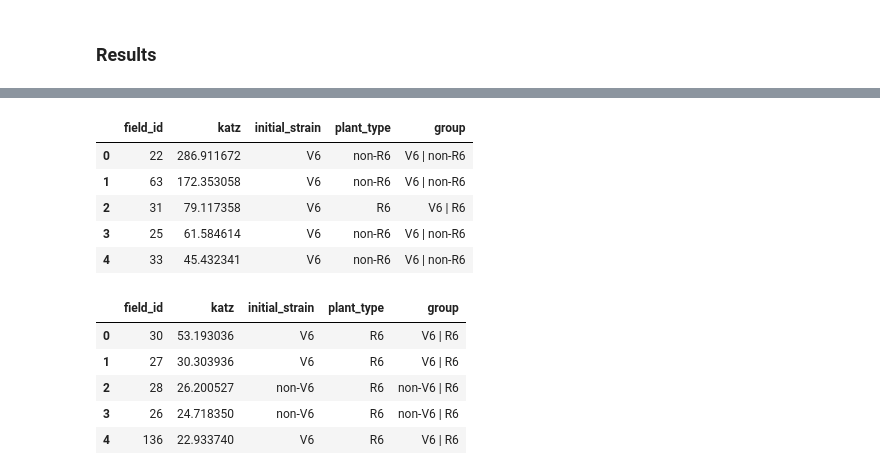
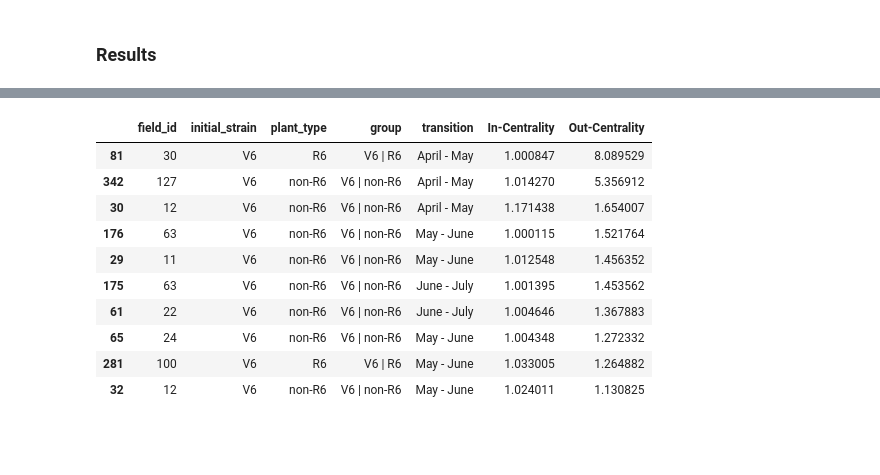
Before and after one commit to hawktre/CS_546_FinalProject, a Jupyter notebook: notebooks/4-network-analysis-finalproject.ipynb, the cells around one changed output, grey strips where cells are left out. Saved outputs shown, nothing was run; the diff lists cells and outputs as text; code cells hidden in the pictures; blank space fills up the shorter version.

```diff
--- a/notebooks/4-network-analysis-finalproject.ipynb
+++ b/notebooks/4-network-analysis-finalproject.ipynb
@@ -237,16 +237,0 @@ jun_jul_g: ig.Graph= build_graph(jun_jul, meta_2017)
-# %%
-non_R6 = meta_2017[meta_2017["plant_type"] == "non-R6"]["field_id"]
-R6 = meta_2017[meta_2017["plant_type"] == "R6"]["field_id"]
-non_V6 = meta_2017[meta_2017["initial_strain"] == "non-V6"]["field_id"]
-V6 = meta_2017[meta_2017["initial_strain"] == "V6"]["field_id"]
-
-labels = jun_jul.index
-
-# Compute out-strength (weighted out-degree) for each graph
-out_apr_may = np.array(apr_may_g.strength(mode = "out", weights="weight"))
-out_may_jun = np.array(may_jun_g.strength(mode = "out", weights="weight"))
-out_jun_jul = np.array(jun_jul_g.strength(mode = "out", weights="weight"))
-
-in_apr_may = np.array(apr_may_g.strength(mode = "in", weights="weight"))
-in_may_jun = np.array(may_jun_g.strength(mode = "in", weights="weight"))
-in_jun_jul = np.array(jun_jul_g.strength(mode = "in", weights="weight"))
@@ -284,21 +364,0 @@ def strength_distribution(graph: ig.Graph, name: str = "", bins = 20) -> list[di
-# %%
-deg_disributions = []
-to_plot = []
-graphs = [apr_may_g, may_jun_g, jun_jul_g]
-names = ["April - May", "May - June", "June - July"]
-for graph, name in zip(graphs, names):
-
-    deg_disributions += strength_distribution(graph, name=name)
-
-n = len(deg_disributions)
-deg_disributions_df = pd.DataFrame(deg_disributions)
-
-fig, axs = plt.subplots(n // 2, 2, figsize=(10, 10))
-axs = axs.flatten()
-for ax, (_, row) in zip(axs, deg_disributions_df.iterrows()):
-    ax.loglog(row["x"], row["y"], "o")
-    ax.set_xlabel("s")
-    ax.set_ylabel("N(s)")
-    ax.set_title(f'{row["name"]}-strength distribution')
-plt.show()
-deg_disributions_df[["name", "alpha", "k_min", "p_value"]].head(n)
@@ -351,18 +492,17 @@ katz_out["group"] = katz_out["initial_strain"] + " | " + katz_out["plant_type"]
-# %%
-katz_out.head()
-# %% [output]
-|  | field_id | katz | initial_strain | plant_type | group |
-| 0 | 22 | 286.911672 | V6 | non-R6 | V6 | non-R6 |
-| 1 | 63 | 172.353058 | V6 | non-R6 | V6 | non-R6 |
-| 2 | 31 | 79.117358 | V6 | R6 | V6 | R6 |
-| 3 | 25 | 61.584614 | V6 | non-R6 | V6 | non-R6 |
-| 4 | 33 | 45.432341 | V6 | non-R6 | V6 | non-R6 |
 # %%
-katz_in.head()
+#| label: tbl-katz-centrality-out
+#| tbl-cap: "Top 10 nodes by Katz out-centrality across all transition periods, with metadata attributes."
+
+katz_pivot.sort_values(["Out-Centrality"], ascending=[False]).head(10)
 # %% [output]
-|  | field_id | katz | initial_strain | plant_type | group |
-| 0 | 30 | 53.193036 | V6 | R6 | V6 | R6 |
-| 1 | 27 | 30.303936 | V6 | R6 | V6 | R6 |
-| 2 | 28 | 26.200527 | non-V6 | R6 | non-V6 | R6 |
-| 3 | 26 | 24.718350 | non-V6 | R6 | non-V6 | R6 |
-| 4 | 136 | 22.933740 | V6 | R6 | V6 | R6 |
+|  | field_id | initial_strain | plant_type | group | transition | In-Centrality | Out-Centrality |
+| 81 | 30 | V6 | R6 | V6 | R6 | April - May | 1.000847 | 8.089529 |
+| 342 | 127 | V6 | non-R6 | V6 | non-R6 | April - May | 1.014270 | 5.356912 |
+| 30 | 12 | V6 | non-R6 | V6 | non-R6 | April - May | 1.171438 | 1.654007 |
+| 176 | 63 | V6 | non-R6 | V6 | non-R6 | May - June | 1.000115 | 1.521764 |
+| 29 | 11 | V6 | non-R6 | V6 | non-R6 | May - June | 1.012548 | 1.456352 |
+| 175 | 63 | V6 | non-R6 | V6 | non-R6 | June - July | 1.001395 | 1.453562 |
+| 61 | 22 | V6 | non-R6 | V6 | non-R6 | June - July | 1.004646 | 1.367883 |
+| 65 | 24 | V6 | non-R6 | V6 | non-R6 | May - June | 1.004348 | 1.272332 |
+| 281 | 100 | V6 | R6 | V6 | R6 | May - June | 1.033005 | 1.264882 |
+| 32 | 12 | V6 | non-R6 | V6 | non-R6 | May - June | 1.024011 | 1.130825 |
```
Also changed, not shown: parts of 20 cells of this notebook, 1 other file.
